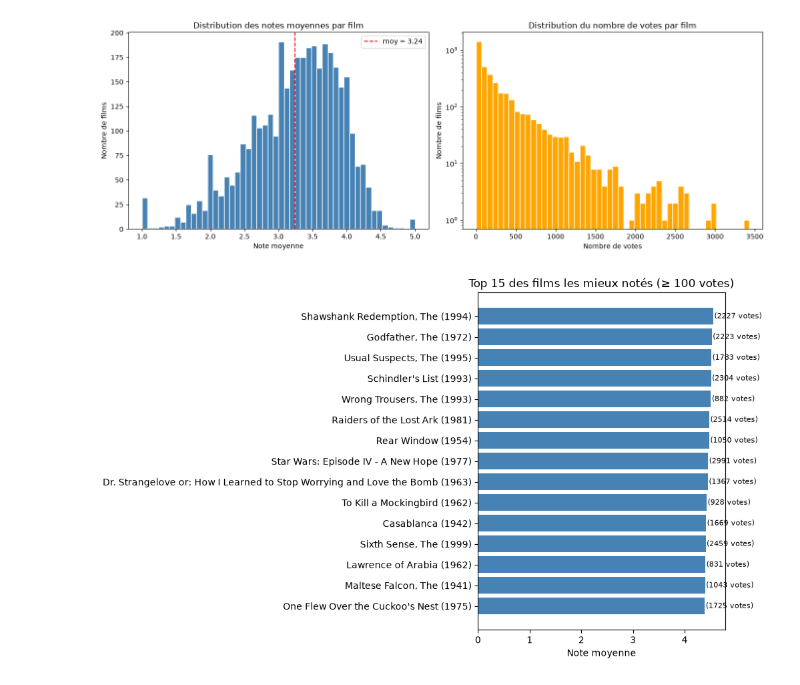
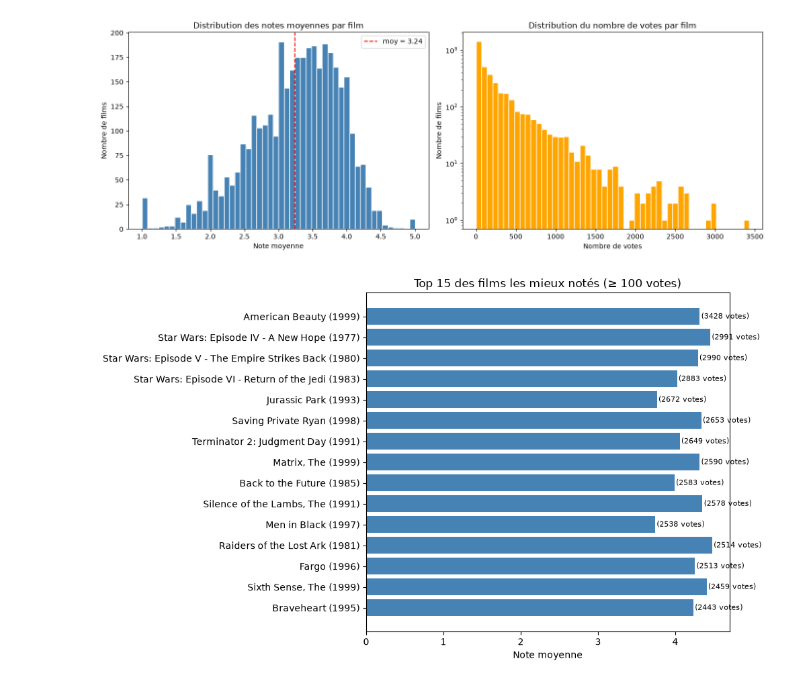
Before and after one commit to sanoukoudouss2-tech/SYSTEME-DE-RECOMMANDATION, a Jupyter notebook: DONNEES_2/02_eda.ipynb, the cells around one changed output. Cells and saved outputs as stored; diff of their text form; code cells hidden in the pictures.

```diff
--- a/DONNEES_2/02_eda.ipynb
+++ b/DONNEES_2/02_eda.ipynb
@@ -267,24 +268,24 @@ plt.show()
 # %% [output]
 [figure]
 # %%
-# --- filtre : au moins 100 votes pour être fiable ---
+# --- filtre : au moins 700 votes pour être fiable ---
 top = (
     stat_note.query("nb_votes >= 700")
-         .sort_values("note_moyenne", ascending=False)
+         .sort_values("nb_votes", ascending=False)
          .head(15)
 )
 
 fig, ax = plt.subplots(figsize=(10, 6))
 ax.barh(top["title"], top["note_moyenne"], color="steelblue")
 ax.invert_yaxis()                       # meilleur en haut
 ax.set_xlabel("Note moyenne")
 ax.set_title("Top 15 des films les mieux notés (≥ 100 votes)")
 
 # afficher le nb de votes à droite de chaque barre
 for i, (note, n) in enumerate(zip(top["note_moyenne"], top["nb_votes"])):
     ax.text(note + 0.02, i, f"({n} votes)", va="center", fontsize=8)
 
 plt.tight_layout()
 plt.show()
 # %% [output]
-[figure, old version]
+[figure, new version]
```
Also changed, not shown: parts of 15 cells of this notebook, 3 other files.
